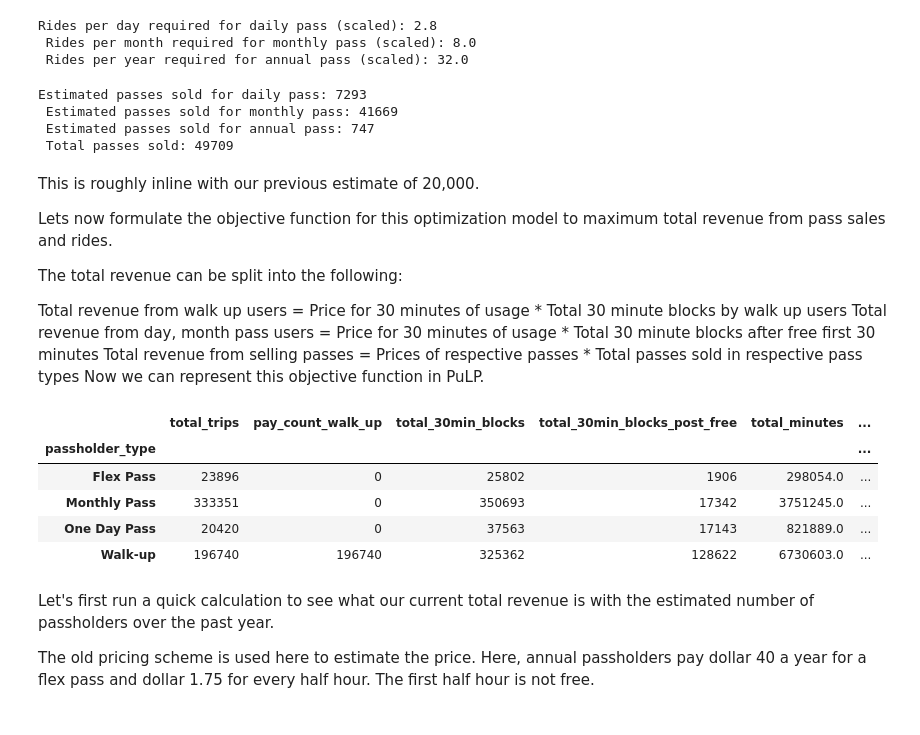
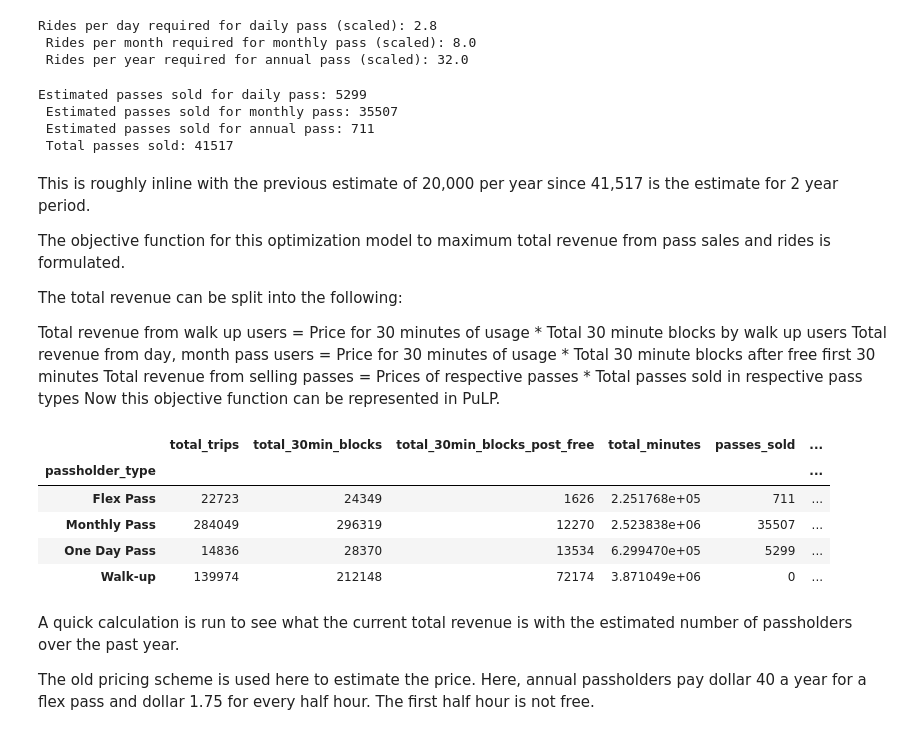
Before and after one commit to biharicoder/LABike_DataScienceCompetition, a Jupyter notebook: pricing_optimization.ipynb, the cells around one changed output. Saved outputs shown, nothing was run; the diff lists cells and outputs as text; code cells hidden in the pictures.

Commit message:
Updated optimization script

```diff
--- a/pricing_optimization.ipynb
+++ b/pricing_optimization.ipynb
@@ -8,3 +27,6 @@ df = df[(df['trip_duration_mins']>=0) & (df['trip_duration_mins']<180)]
+# %%
+#Filtering duration values by limiting it from 0 to 180
+df = df[(df['duration']>=0) & (df['duration']<180)]
 # %%
 df.shape
 # %% [output]
@@ -12,6 +34,6 @@ df.shape
 # %%
 #Creating 30 mins time block that walk-up users have to pay for
-df['time_block_count'] = df['trip_duration_mins'].apply(lambda trip_duration_mins: math.ceil(trip_duration_mins/30))
+df['time_block_count'] = df['duration'].apply(lambda duration: math.ceil(duration/30))
 
 #Creating another feature for 30 minute blocks for passholders that excludes first 30 mintues
-df['time_block_count_post_free'] = df['trip_duration_mins'].apply(lambda trip_duration_mins: math.ceil(trip_duration_mins/30))-1
+df['time_block_count_post_free'] = df['duration'].apply(lambda duration: math.ceil(duration/30))-1
@@ -18,21 +42,19 @@ df['time_block_count_post_free'] = df['trip_duration_mins'].apply(lambda trip_du
 # %%
-agg_pass_groups = pd.DataFrame()
-#agg_pass_groups['passholder_type'] = ['annual','monthly','daily','walk-up']
-agg_pass_groups = df.groupby('passholder_type').agg({
+old_agg_pass_groups = pd.DataFrame()
+old_agg_pass_groups = df.groupby('passholder_type').agg({
     'trip_id' : 'count',
-    'walk_up' : 'sum',
+    #'Walk-up' : 'sum',
     'time_block_count' : 'sum',
     'time_block_count_post_free' : 'sum',
-    'trip_duration_mins' : 'sum'
+    'duration' : 'sum'
 }).rename(columns = {
     'trip_id' : 'total_trips',
-    'walk_up' : 'pay_count_walk_up',
+    #'Walk-up' : 'pay_count_walk_up',
     'time_block_count' : 'total_30min_blocks',
     'time_block_count_post_free' : 'total_30min_blocks_post_free',
-    'trip_duration_mins' : 'total_minutes'
+    'duration' : 'total_minutes'
 }).reset_index()
-#agg_pass_groups['passholder_type'] = ['annual','monthly','daily','walk-up']
-agg_pass_groups.index = agg_pass_groups['passholder_type']
-agg_pass_groups = agg_pass_groups.drop('passholder_type',1)
-agg_pass_groups
+old_agg_pass_groups.index = old_agg_pass_groups['passholder_type']
+old_agg_pass_groups = old_agg_pass_groups.drop('passholder_type',1)
+old_agg_pass_groups
 # %% [output]
@@ -114,48 +134,48 @@ Rides per day required for daily pass (scaled): 2.8
 # Divide total trips by rides required for breakeven per pass duration (day/month/year) to get estimated number
 # of passholders.
 
-passes_sold_day = math.ceil(agg_pass_groups.loc['One Day Pass','total_trips']/rides_day_pass_estimate)
-passes_sold_month = math.ceil(agg_pass_groups.loc['Monthly Pass','total_trips']/rides_month_pass_estimate)
-passes_sold_annual = math.ceil(agg_pass_groups.loc['Flex Pass','total_trips']/rides_annual_pass_estimate)
+passes_sold_day = math.ceil(old_agg_pass_groups.loc['One Day Pass','total_trips']/rides_day_pass_estimate)
+passes_sold_month = math.ceil(old_agg_pass_groups.loc['Monthly Pass','total_trips']/rides_month_pass_estimate)
+passes_sold_annual = math.ceil(old_agg_pass_groups.loc['Flex Pass','total_trips']/rides_annual_pass_estimate)
 passes_sold_total = passes_sold_day + passes_sold_month + passes_sold_annual
 
-agg_pass_groups['passes_sold'] = [passes_sold_annual, passes_sold_month, passes_sold_day, 0]
+old_agg_pass_groups['passes_sold'] = [passes_sold_annual, passes_sold_month, passes_sold_day, 0]
 
 print("Estimated passes sold for daily pass:",passes_sold_day,'\n',
       "Estimated passes sold for monthly pass:", passes_sold_month,'\n',
       "Estimated passes sold for annual pass:", passes_sold_annual,'\n',
      "Total passes sold:", passes_sold_total)
 # %% [output]
-Estimated passes sold for daily pass: 7293
- Estimated passes sold for monthly pass: 41669
- Estimated passes sold for annual pass: 747
- Total passes sold: 49709
+Estimated passes sold for daily pass: 5299
+ Estimated passes sold for monthly pass: 35507
+ Estimated passes sold for annual pass: 711
+ Total passes sold: 41517
 # %% [markdown]
-This is roughly inline with our previous estimate of 20,000.
+This is roughly inline with the previous estimate of 20,000 per year since 41,517 is the estimate for 2 year period.
 
-Lets now formulate the objective function for this optimization model to maximum total revenue from pass sales and rides.
+The objective function for this optimization model to maximum total revenue from pass sales and rides is formulated.
 
 The total revenue can be split into the following:
 
 Total revenue from walk up users = Price for 30 minutes of usage * Total 30 minute blocks by walk up users
 Total revenue from day, month pass users = Price for 30 minutes of usage * Total 30 minute blocks after free first 30 minutes
 Total revenue from selling passes = Prices of respective passes * Total passes sold in respective pass types
-Now we can represent this objective function in PuLP.
+Now this objective function can be represented in PuLP.
 # %%
-agg_pass_groups['previous_pass_prices'] = [40, 20, 7, 0]
-agg_pass_groups['new_pass_prices'] = [150,17, 5, 0]
-agg_pass_groups['average_charged_blocks_per_ride'] = agg_pass_groups['total_30min_blocks_post_free'] / agg_pass_groups['total_trips']
-agg_pass_groups['percent_total_trips'] = agg_pass_groups['total_trips']/sum(agg_pass_groups['total_trips'])
-agg_pass_groups
+old_agg_pass_groups['previous_pass_prices'] = [40, 20, 7, 0]
+old_agg_pass_groups['new_pass_prices'] = [150,17, 5, 0]
+old_agg_pass_groups['average_charged_blocks_per_ride'] = old_agg_pass_groups['total_30min_blocks_post_free'] / old_agg_pass_groups['total_trips']
+old_agg_pass_groups['percent_total_trips'] = old_agg_pass_groups['total_trips']/sum(old_agg_pass_groups['total_trips'])
+old_agg_pass_groups
 # %% [output]
-|  | total_trips | pay_count_walk_up | total_30min_blocks | total_30min_blocks_post_free | total_minutes | ... |
+|  | total_trips | total_30min_blocks | total_30min_blocks_post_free | total_minutes | passes_sold | ... |
 | passholder_type |  |  |  |  |  | ... |
-| Flex Pass | 23896 | 0 | 25802 | 1906 | 298054.0 | ... |
-| Monthly Pass | 333351 | 0 | 350693 | 17342 | 3751245.0 | ... |
-| One Day Pass | 20420 | 0 | 37563 | 17143 | 821889.0 | ... |
-| Walk-up | 196740 | 196740 | 325362 | 128622 | 6730603.0 | ... |
+| Flex Pass | 22723 | 24349 | 1626 | 2.251768e+05 | 711 | ... |
+| Monthly Pass | 284049 | 296319 | 12270 | 2.523838e+06 | 35507 | ... |
+| One Day Pass | 14836 | 28370 | 13534 | 6.299470e+05 | 5299 | ... |
+| Walk-up | 139974 | 212148 | 72174 | 3.871049e+06 | 0 | ... |
 # %% [markdown]
-Let's first run a quick calculation to see what our current total revenue is with the estimated number of passholders over the past year.
+A quick calculation is run to see what the current total revenue is with the estimated number of passholders over the past year.
 
 The old pricing scheme is used here to estimate the price. Here, annual passholders pay dollar 40 a year for a flex pass and dollar 1.75 for every half hour. The first half hour is not free.
 # %%
```
Also changed, not shown: parts of 39 cells of this notebook.
